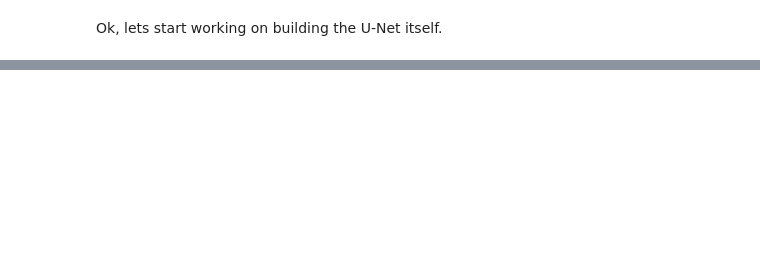
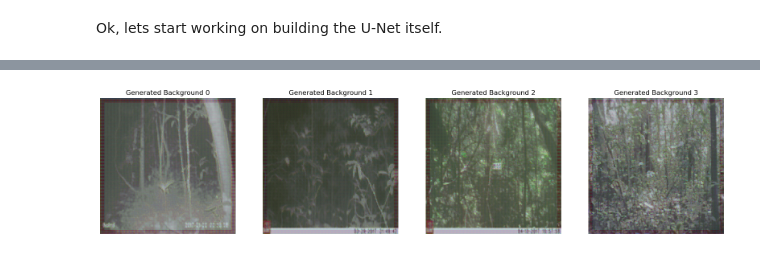
Before and after one commit to xevaballx/wildlife, a Jupyter notebook: U-Net.ipynb, the cells around one changed output, grey strips where cells are left out. Cells and saved outputs as stored; diff of their text form; code cells hidden in the pictures; blank space fills up the shorter version.

```diff
--- a/U-Net.ipynb
+++ b/U-Net.ipynb
@@ -197,0 +264,9 @@ class UnetModel(nn.Module):
+# %%
+LEARNING_RATE = 1e-3
+BETA_VALUES = (0.9, 0.99)
+
+
+
+unet = UnetModel(3,3).to(device)
+criteria = nn.MSELoss()
+optimizer = optim.Adam(unet.parameters(), lr=LEARNING_RATE, betas=BETA_VALUES)
@@ -197,0 +370,13 @@ class UnetModel(nn.Module):
+# %%
+log_counter = 0
+tracking_loss_all = []
+
+for epoch in range(EPOCHS):
+    #Training step
+    avg_train_loss, tracking_loss = train_one_epoch(unet,
+                                     train_loader,
+                                     criteria,
+                                     optimizer,
+                                     epoch)
+    tracking_loss_all.extend(tracking_loss)  # Append to global list
+    print(f"Epoch {epoch+1}/{EPOCHS} - Avg Train Loss: {avg_train_loss:.4f}")
@@ -197,0 +401,3 @@ class UnetModel(nn.Module):
+# %%
+# Evaluation step
+backgrounds, ids = evaluate(unet, test_loader, criteria, log_counter)
@@ -197,0 +422,22 @@ class UnetModel(nn.Module):
+# %%
+im = backgrounds[1]
+
+def prep_picture(image_tensor, index):
+    im = image_tensor[index,:,:,:]
+    image = np.transpose(im.numpy(), (1,2,0))
+    min_val = image.min()
+    max_val = image.max()
+    normalized_image = (image-min_val)/(max_val-min_val)
+    return normalized_image
+
+fig, axes = plt.subplots(nrows=1, ncols=4, figsize=(20,20))
+
+for idx, ax in enumerate(axes.flat):
+    image = prep_picture(im, idx)
+    ax.imshow(image)
+    ax.set_title(f"Generated Background {idx}")
+    ax.axis("off")
+
+plt.show()
+# %% [output]
+[figure, added]
```
Also changed, not shown: parts of 12 cells of this notebook.
